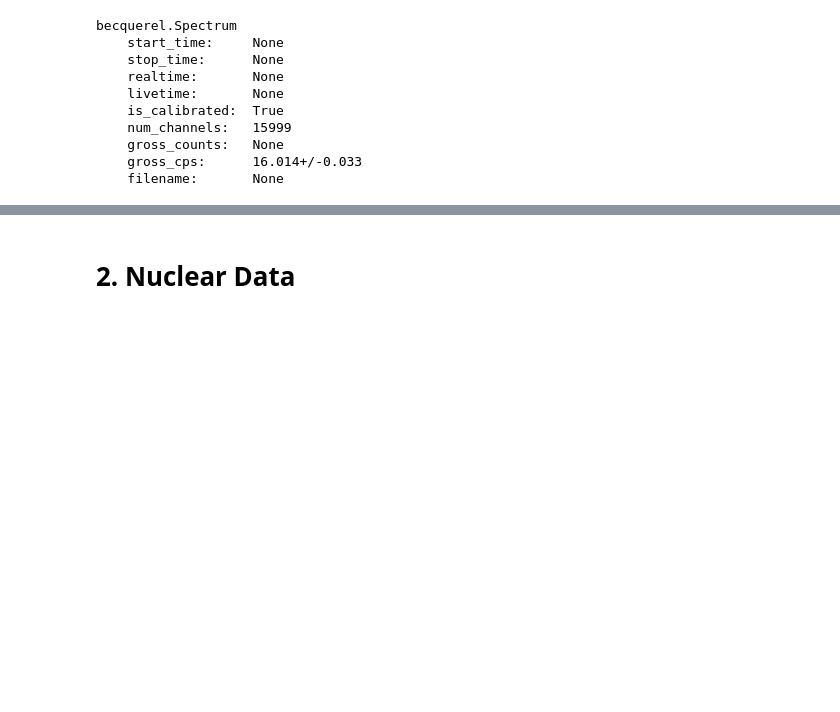
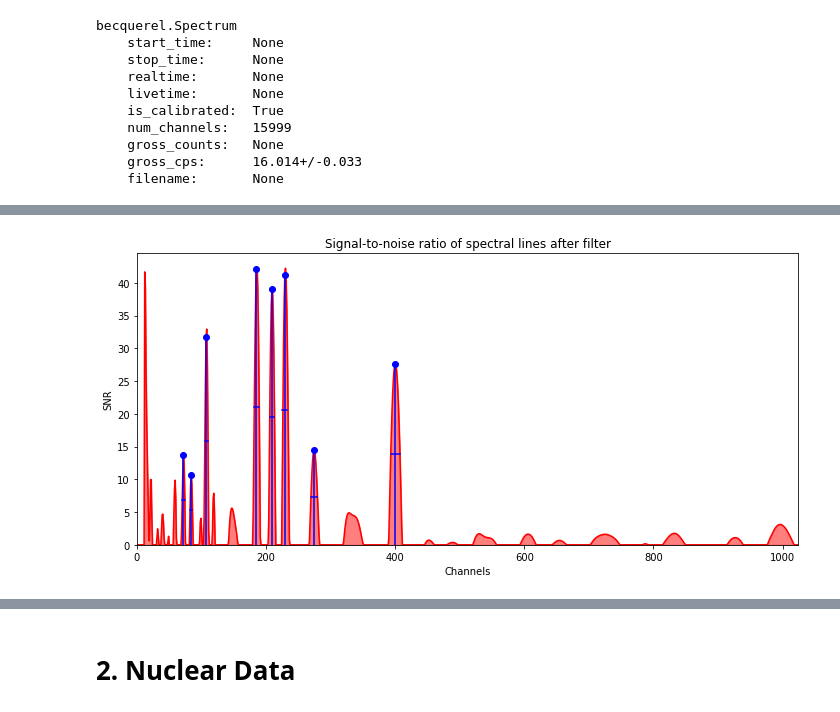
Before and after one commit to lbl-anp/becquerel, a Jupyter notebook: examples/quickstart.ipynb, the cells around one changed output, grey strips where cells are left out. Drawn from its saved outputs; the diff is of its cells as text; code cells hidden in the pictures; blank space fills up the shorter version.

```diff
--- a/examples/quickstart.ipynb
+++ b/examples/quickstart.ipynb
@@ -367,0 +378,13 @@ becquerel.Spectrum
+# %%
+# filter the spectrum
+kernel = bq.GaussianPeakFilter(400, 20, 3)
+finder = bq.PeakFinder(spec, kernel)
+finder.find_peaks(min_snr=10, min_chan=50)
+cal = bq.AutoCalibrator(finder)
+
+plt.figure(figsize=(10, 5))
+plt.title('Signal-to-noise ratio of spectral lines after filter')
+cal.peakfinder.plot()
+plt.tight_layout()
+# %% [output]
+[figure, added]
```
Also changed, not shown: parts of 10 cells of this notebook.
